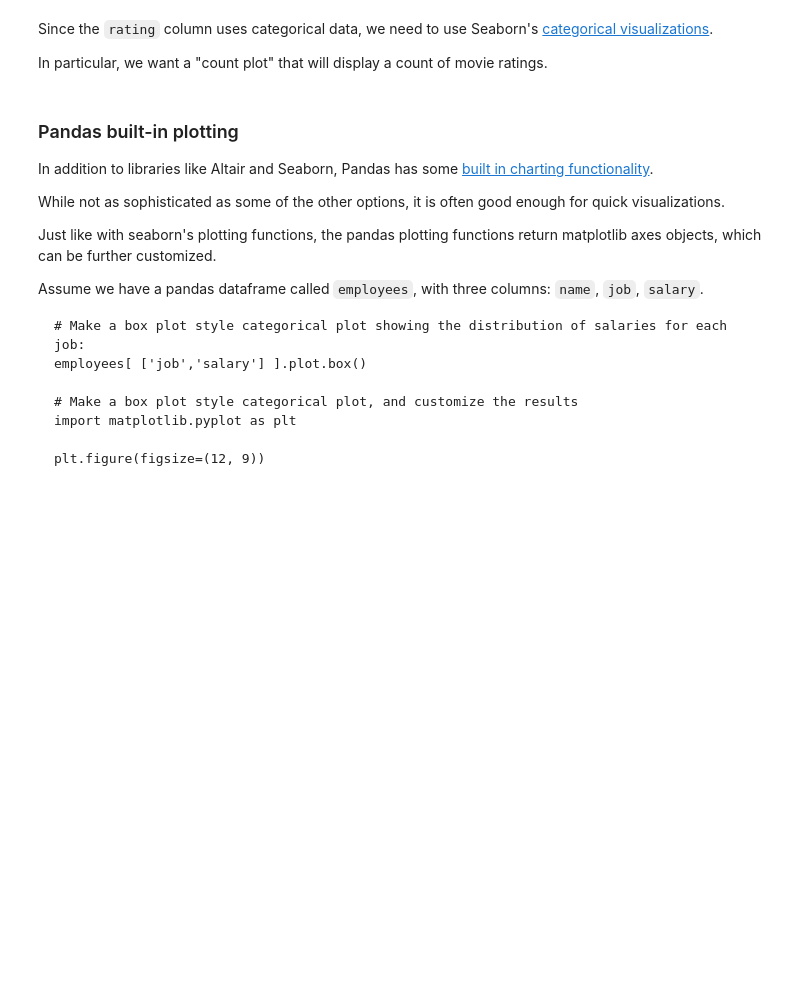
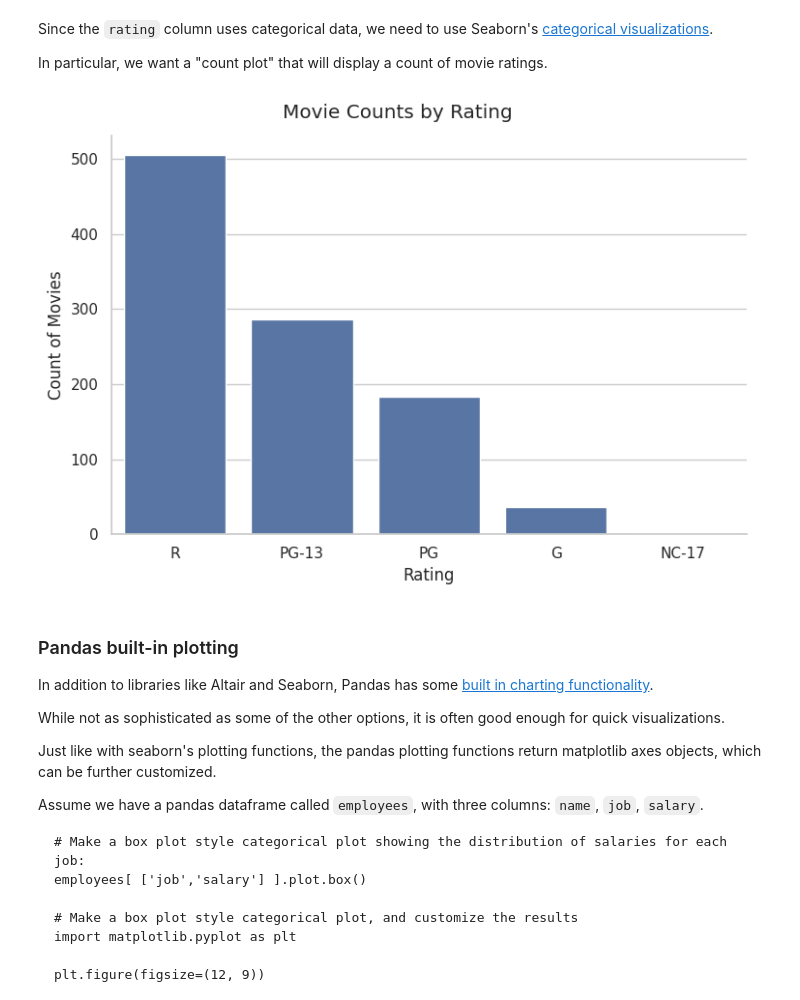
Before and after one commit to enxiaohu/enxiaohu.github.io, a Jupyter notebook: notebooks/Exploration_01.ipynb, the cells around one changed output. Cells and saved outputs as stored; diff of their text form; code cells hidden in the pictures; blank space fills up the shorter version.

```diff
--- a/notebooks/Exploration_01.ipynb
+++ b/notebooks/Exploration_01.ipynb
@@ -254,3 +273,19 @@ In particular, we want a "count plot" that will display a count of movie ratings
+# %%
+import seaborn as sns
+import matplotlib.pyplot as plt
+sns.set(style="whitegrid")
+
+sns.catplot(
+    data=df3,
+    x='rating',
+    kind='count',   # Seaborn will automatically count for each rating
+    height=5,       # optional: set plot size
+    aspect=1.5
+).set_axis_labels("Rating", "Count of Movies").fig.suptitle("Movie Counts by Rating", y=1.03)
+
+plt.show()
+# %% [output]
+[figure, added]
 # %% [markdown]
 ### Pandas built-in plotting
 In addition to libraries like Altair and Seaborn, Pandas has some [built in charting functionality](https://pandas.pydata.org/docs/getting_started/intro_tutorials/04_plotting.html).
```
Also changed, not shown: parts of 9 cells of this notebook.
